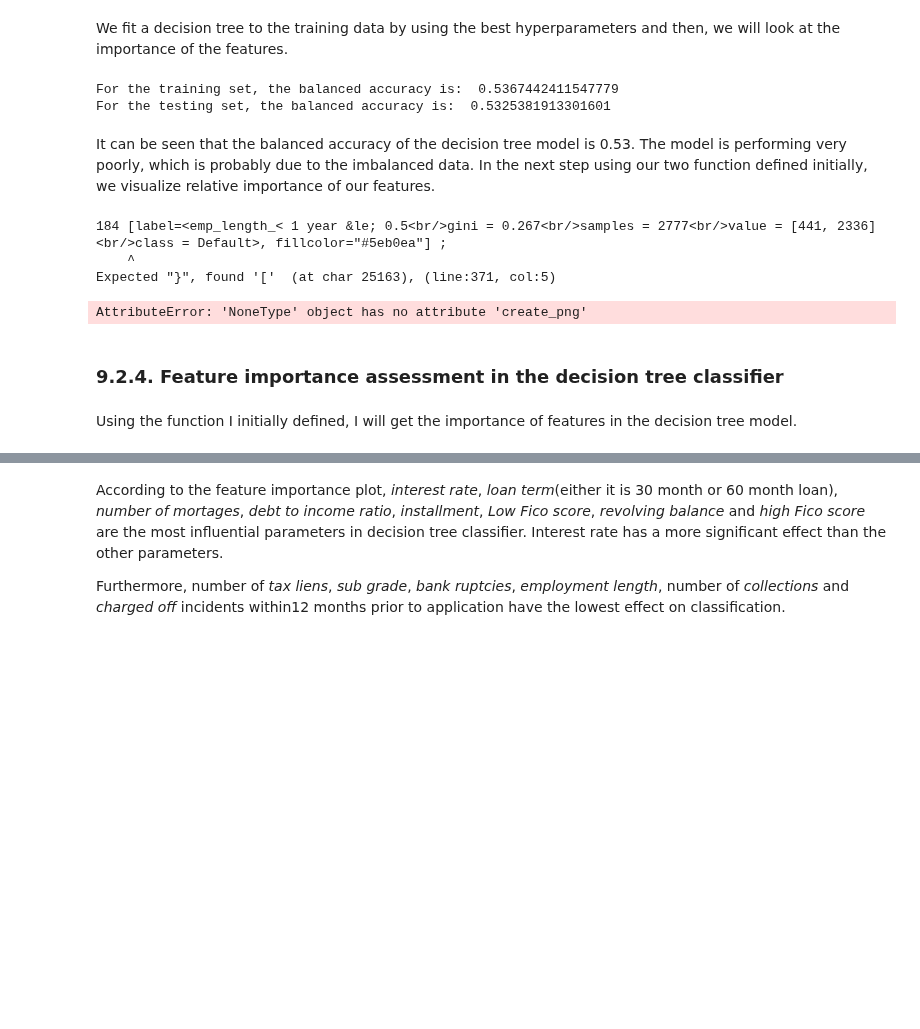
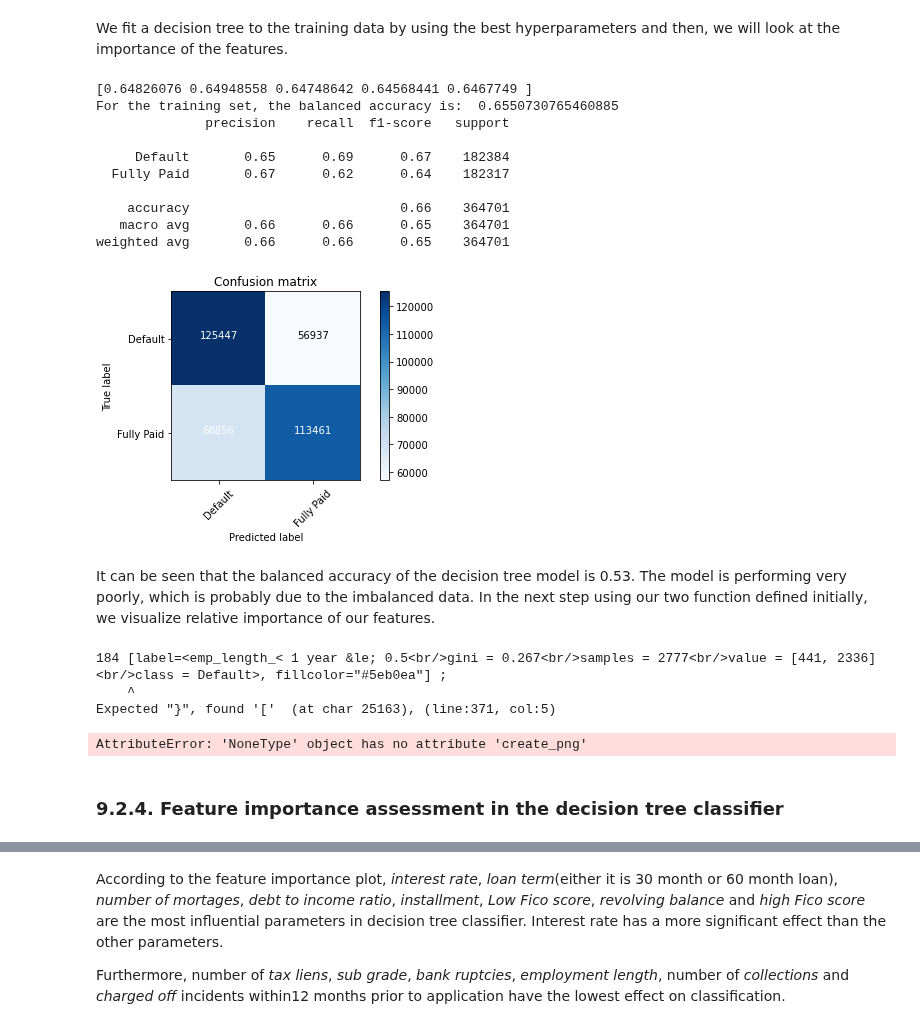
Before and after one commit to somayehY/SomayeYoussefi, a Jupyter notebook: LendingClub/LendingClub_preprocessing_modeling.ipynb, the cells around one changed output, grey strips where cells are left out. Drawn from its saved outputs; the diff is of its cells as text; code cells hidden in the pictures; blank space fills up the shorter version.

```diff
--- a/LendingClub/LendingClub_preprocessing_modeling.ipynb
+++ b/LendingClub/LendingClub_preprocessing_modeling.ipynb
@@ -344,49 +386,61 @@ tree_grid_cv.best_params_
 # %% [markdown]
 We fit a decision tree to the training data by using the best hyperparameters and then, we will look at the importance of the features.
 # %%
-BestTree = tree.DecisionTreeClassifier(criterion="gini", max_depth =9, random_state = 1234)
-pipeTreeBest = make_pipeline(BestTree)
+BestTree = tree.DecisionTreeClassifier(criterion="entropy", max_depth =9, random_state = 1234)
+pipeTreeBest = make_pipeline(
+    MinMaxScaler(),
+    BestTree)
+
+cv_results = cross_validate(pipeTreeBest, X_train, y_train, scoring = 'balanced_accuracy', cv=5)
+cv_scores = cv_results['test_score']
+print(cv_scores)
+
 pipeTreeBest.fit(X_train, y_train)
-
-
 y_pred = pipeTreeBest.predict(X_train)
 y_pred =pd.Series(y_pred)
 
 print('For the training set, the balanced accuracy is: ', balanced_accuracy_score(y_train, y_pred))
 
-y_pred = pipeTreeBest.predict(X_test)
-y_pred =pd.Series(y_pred)
+cm = confusion_matrix(y_train, y_pred)
+plot_confusion_matrix(cm)
 
-print('For the testing set, the balanced accuracy is: ', balanced_accuracy_score(y_test, y_pred))
+print(classification_report(y_train, y_pred))
 # %% [output]
-For the training set, the balanced accuracy is:  0.5367442411547779
-For the testing set, the balanced accuracy is:  0.5325381913301601
+[0.64826076 0.64948558 0.64748642 0.64568441 0.6467749 ]
+For the training set, the balanced accuracy is:  0.6550730765460885
+              precision    recall  f1-score   support
+
+     Default       0.65      0.69      0.67    182384
+  Fully Paid       0.67      0.62      0.64    182317
+
+    accuracy                           0.66    364701
+   macro avg       0.66      0.66      0.65    364701
+weighted avg       0.66      0.66      0.65    364701
+[figure, added]
 # %% [markdown]
 It can be seen that the balanced accuracy of the decision tree model is 0.53. The model is performing very poorly, which is probably due to the imbalanced data. In the next step using our two function defined initially, we visualize relative importance of our features.
-# %%
-from sklearn.tree import export_graphviz
-
-import os
-from io import StringIO
-
-os.environ["PATH"] += os.pathsep + 'C://Users//somfl//Anaconda3//Library//bin//graphviz'
-
-# Now we want to visualize the tree
-dot_data = StringIO()
-
-# We can do so with export_graphviz
-tree.export_graphviz(BestTree, out_file=dot_data,
-                filled=True, rounded=True,
-                special_characters=True, feature_names=X_train.columns,class_names = ['Fully Paid', 'Default'])
-# Alternatively for class_names use entr_model.classes_
-graph = pydotplus.graph_from_dot_data(dot_data.getvalue())
-Image(graph.create_png())
-# %% [output]
-184 [label=<emp_length_< 1 year &le; 0.5<br/>gini = 0.267<br/>samples = 2777<br/>value = [441, 2336]<br/>class = Default>, fillcolor="#5eb0ea"] ;
-    ^
-Expected "}", found '['  (at char 25163), (line:371, col:5)
-AttributeError: 'NoneType' object has no attribute 'create_png'
+# %%
+from sklearn.tree import export_graphviz
+
+import os
+from io import StringIO
+
+os.environ["PATH"] += os.pathsep + 'C://Users//somfl//Anaconda3//Library//bin//graphviz'
+
+# Now we want to visualize the tree
+dot_data = StringIO()
+
+# We can do so with export_graphviz
+tree.export_graphviz(BestTree, out_file=dot_data,
+                filled=True, rounded=True,
+                special_characters=True, feature_names=X_train.columns,class_names = ['Fully Paid', 'Default'])
+# Alternatively for class_names use entr_model.classes_
+graph = pydotplus.graph_from_dot_data(dot_data.getvalue())
+Image(graph.create_png())
+# %% [output]
+184 [label=<emp_length_< 1 year &le; 0.5<br/>gini = 0.267<br/>samples = 2777<br/>value = [441, 2336]<br/>class = Default>, fillcolor="#5eb0ea"] ;
+    ^
+Expected "}", found '['  (at char 25163), (line:371, col:5)
+AttributeError: 'NoneType' object has no attribute 'create_png'
 # %% [markdown]
 ### 9.2.4. Feature importance assessment in the decision tree classifier <a class='anchor' id='fidt'></a>
-# %% [markdown]
-Using the function I initially defined, I will get the importance of features in the decision tree model.
```
Also changed, not shown: parts of 53 cells of this notebook.
